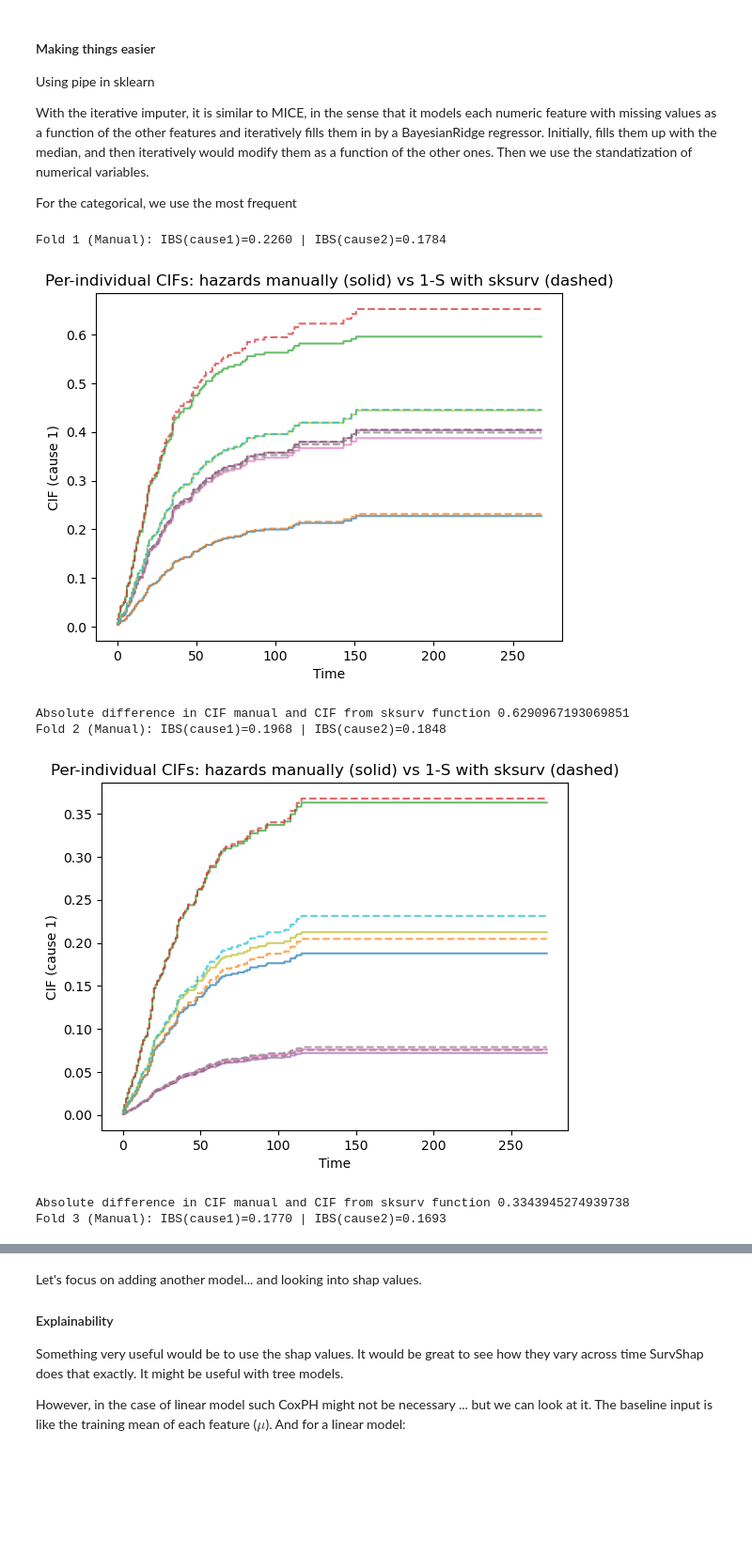
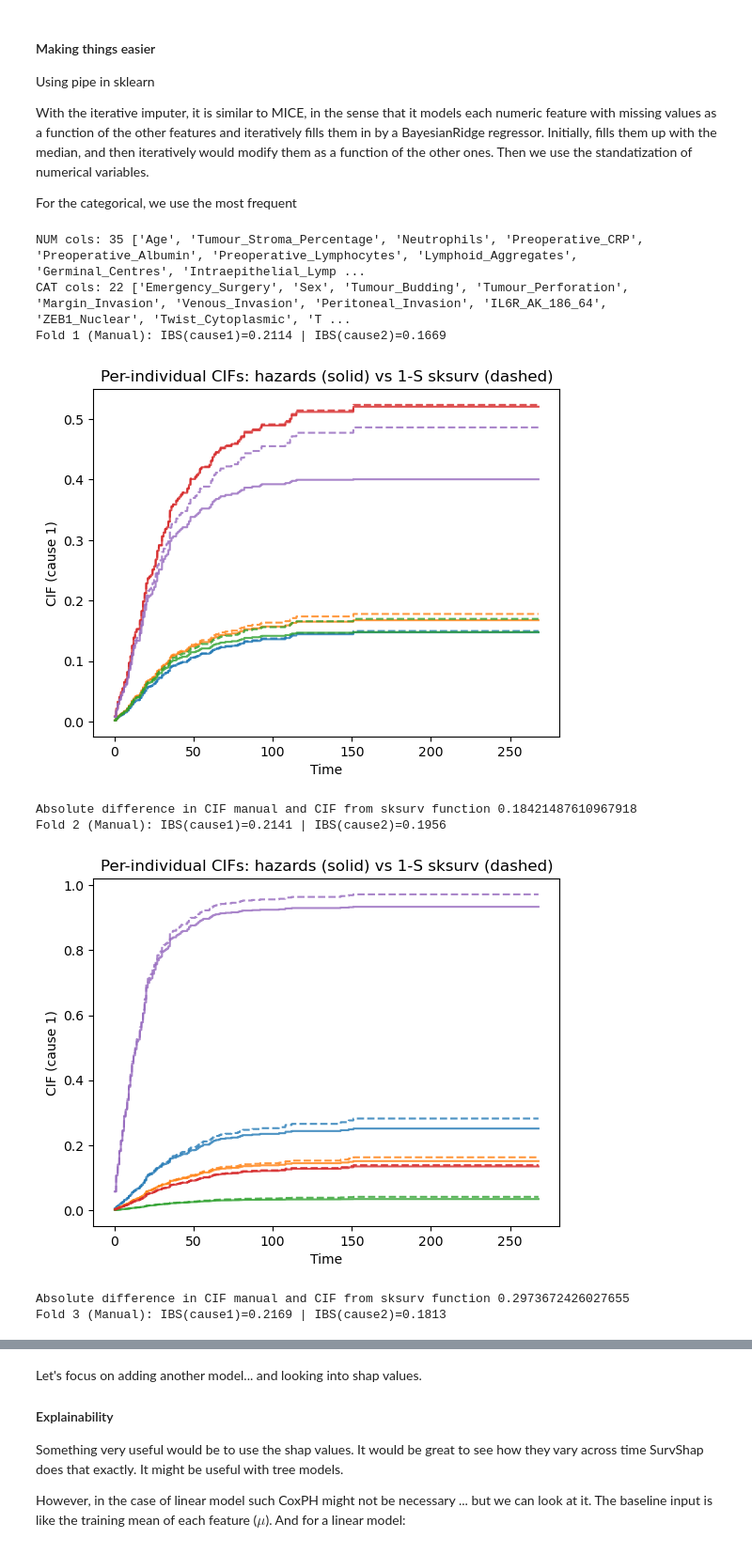
Before and after one commit to BBolosSierra/GRI_analysis, a Jupyter notebook: analysis-1.ipynb, the cells around one changed output, grey strips where cells are left out. Shown at 94% size. Cells and saved outputs as stored; diff of their text form; code cells hidden in the pictures; blank space fills up the shorter version.

```diff
--- a/analysis-1.ipynb
+++ b/analysis-1.ipynb
@@ -92,3 +112,7 @@ dtype: int64
+# %%
+X = df.drop(columns=[time, status])
+T_all = df[time].astype(float).to_numpy()
+D_all = df[status].astype(int).to_numpy()
 # %%
 X.dtypes
 X.info()
@@ -244,12 +240,11 @@ for fold, (train_idx, val_idx) in enumerate(splits, 1):
     # 3) inpute and scale on TRAIN
     print("Processing with impute/scaling/one_hot encoding on TRAIN:")
     num_cols = X_train.select_dtypes(include=[np.number]).columns.tolist()
-    cat_cols = X_train.select_dtypes(include=["object", "category", "string", "bool"]).columns.tolist()
+    cat_cols = X_train.select_dtypes(include=["object", "category", "bool"]).columns.tolist()
 
     #mice gives some warning, probably because small sample size vs covariates
     #mice = IterativeImputer(random_state=42, sample_posterior=True,
     #                        max_iter=10, initial_strategy="median")
-
     mice = IterativeImputer(
         random_state=42,
         max_iter=20,
@@ -258,18 +253,18 @@ for fold, (train_idx, val_idx) in enumerate(splits, 1):
         initial_strategy="median",
     )
     # maybe try the ExtraTreesRegressor or the KNN ?
-    Xn_imp = mice.fit_transform(X_train[num_cols]) if num_cols else np.empty((len(X_train), 0))
+    Xn_imp = mice.fit_transform(X_train[num_cols])
 
     scaler = StandardScaler()
-    Xn = scaler.fit_transform(Xn_imp) if num_cols else np.empty((len(X_train), 0))
+    Xn = scaler.fit_transform(Xn_imp)
 
     cat_imp = SimpleImputer(strategy="most_frequent")
-    Xc_imp = cat_imp.fit_transform(X_train[cat_cols]) if cat_cols else np.empty((len(X_train), 0))
+    Xc_imp = cat_imp.fit_transform(X_train[cat_cols].astype("object").where(pd.notna(X_train[cat_cols]), np.nan))
 
     try:
-        ohe = OneHotEncoder(handle_unknown="ignore", drop=None, sparse_output=False)
+        ohe = OneHotEncoder(handle_unknown="ignore", drop='if_binary', sparse_output=False)
     except TypeError:
-        ohe = OneHotEncoder(handle_unknown="ignore", drop=None, sparse=False)
+        ohe = OneHotEncoder(handle_unknown="ignore", drop='if_binary', sparse=False)
     Xc = ohe.fit_transform(Xc_imp) if cat_cols else np.empty((len(X_train), 0))
 
     print("Xn:", type(Xn), getattr(Xn, "shape", None), "ndim=", getattr(Xn, "ndim", None))
@@ -296,7 +291,7 @@ for fold, (train_idx, val_idx) in enumerate(splits, 1):
 
     # categorical
     if cat_cols:
-        Xc_val_imp = cat_imp.transform(X_val[cat_cols])
+        Xc_val_imp = cat_imp.transform(X_val[cat_cols].astype("object").where(pd.notna(X_train[cat_cols]), np.nan))
         Xc_val = ohe.transform(Xc_val_imp)  # dense because sparse_output=False
     else:
         Xc_val = np.empty((len(X_val), 0))
@@ -465,6 +521,11 @@ def fns_to_matrix(fn_list, tgrid):
 ibs_c1_folds, ibs_c2_folds = [], []
 
 base_pre = build_preprocessor(X)
+ct = base_pre.named_steps["pre"]
+num_cols = ct.transformers[0][2]  # numeric branch
+cat_cols = ct.transformers[1][2]  # categorical branch
+print("NUM cols:", len(num_cols), num_cols[:20])
+print("CAT cols:", len(cat_cols), cat_cols[:20])
 
 for fold, (train_idx, val_idx) in enumerate(splits, 1):
 
@@ -479,7 +540,9 @@ for fold, (train_idx, val_idx) in enumerate(splits, 1):
     y_c1 = Surv.from_arrays(event=(d_train == 1), time=t_train)
     y_c2 = Surv.from_arrays(event=(d_train == 2), time=t_train)
 
+    #assert not any(X_train.dtypes == "boolean")
     # cloning the pipe
+    #pre = clone(base_pre).fit(X_train)
     pre = clone(base_pre).fit(X_train)
 
     Xtr = pre.transform(X_train)
@@ -517,43 +580,51 @@ for fold, (train_idx, val_idx) in enumerate(splits, 1):
 
     # 8.1) Calculate the CIFs from the hazards
     F1_pred, F2_pred = cifs_from_cs_hazards(A1_mat, A2_mat)
 
     # 8.2) We might be able to calculate directly
     S1_pred = cox_1.predict_survival_function(Xva)
     S2_pred = cox_2.predict_survival_function(Xva)
 
     S_mat1  = fns_to_matrix(S1_pred, time_grid)        # (n_val, len(time_grid))
     F1_pred_direct = 1.0 - S_mat1
 
     S_mat2  = fns_to_matrix(S2_pred, time_grid)        # (n_val, len(time_grid))
     F2_pred_direct = 1.0 - S_mat2
 
     # 9) Calculate the metrics
     ibs_c1 = metrics.integrated_brier_cif(F1_pred, t_val, d_val, cause=1)
     ibs_c2 = metrics.integrated_brier_cif(F2_pred, t_val, d_val, cause=2)
 
     ibs_c1_folds.append(float(ibs_c1))
     ibs_c2_folds.append(float(ibs_c2))
     print(f"Fold {fold} (Manual): IBS(cause1)={ibs_c1:.4f} | IBS(cause2)={ibs_c2:.4f}")
 
     # a few individuals
     idx = np.arange(min(5, F1_pred.shape[0]))
-    plt.figure()
-    for i in idx:
-        plt.plot(time_grid, F1_pred[i], alpha=0.7)
-        plt.plot(time_grid, F1_pred_direct[i], ls="--", alpha=0.7)
-    plt.xlabel("Time"); plt.ylabel("CIF (cause 1)")
-    plt.title("Per-individual CIFs: hazards manually (solid) vs 1-S with sksurv (dashed)")
+    fig, ax = plt.subplots()
+
+    colors = plt.rcParams['axes.prop_cycle'].by_key()['color']
+
+    for k, i in enumerate(idx):
+        c = colors[k % len(colors)]
+        ax.plot(time_grid, F1_pred[i],       color=c, alpha=0.8, label=f"id {i}" if k==0 else None)
+        ax.plot(time_grid, F1_pred_direct[i], color=c, ls="--", alpha=0.8)
+
+    ax.set_xlabel("Time")
+    ax.set_ylabel("CIF (cause 1)")
+    ax.set_title("Per-individual CIFs: hazards (solid) vs 1-S sksurv (dashed)")
     plt.show()
 
 
     max_abs_diff = np.max(np.abs(F1_pred - F1_pred_direct))
     print(f"Absolute difference in CIF manual and CIF from sksurv function {max_abs_diff}")
 # %% [output]
-Fold 1 (Manual): IBS(cause1)=0.2260 | IBS(cause2)=0.1784
+NUM cols: 35 ['Age', 'Tumour_Stroma_Percentage', 'Neutrophils', 'Preoperative_CRP', 'Preoperative_Albumin', 'Preoperative_Lymphocytes', 'Lymphoid_Aggregates', 'Germinal_Centres', 'Intraepithelial_Lymp ...
+CAT cols: 22 ['Emergency_Surgery', 'Sex', 'Tumour_Budding', 'Tumour_Perforation', 'Margin_Invasion', 'Venous_Invasion', 'Peritoneal_Invasion', 'IL6R_AK_186_64', 'ZEB1_Nuclear', 'Twist_Cytoplasmic', 'T ...
+Fold 1 (Manual): IBS(cause1)=0.2114 | IBS(cause2)=0.1669
-[figure, old version]
+[figure, new version]
-Absolute difference in CIF manual and CIF from sksurv function 0.6290967193069851
-Fold 2 (Manual): IBS(cause1)=0.1968 | IBS(cause2)=0.1848
+Absolute difference in CIF manual and CIF from sksurv function 0.18421487610967918
+Fold 2 (Manual): IBS(cause1)=0.2141 | IBS(cause2)=0.1956
-[figure, old version]
+[figure, new version]
-Absolute difference in CIF manual and CIF from sksurv function 0.3343945274939738
-Fold 3 (Manual): IBS(cause1)=0.1770 | IBS(cause2)=0.1693
+Absolute difference in CIF manual and CIF from sksurv function 0.2973672426027655
+Fold 3 (Manual): IBS(cause1)=0.2169 | IBS(cause2)=0.1813
```
Also changed, not shown: parts of 43 cells of this notebook.
